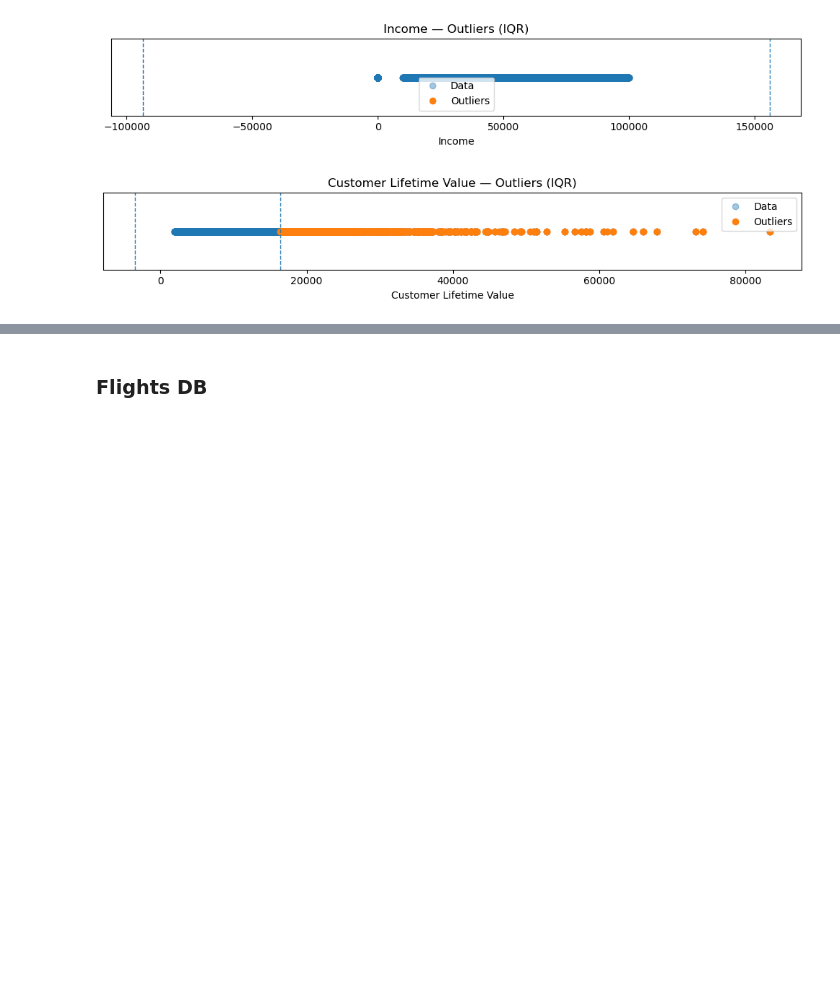
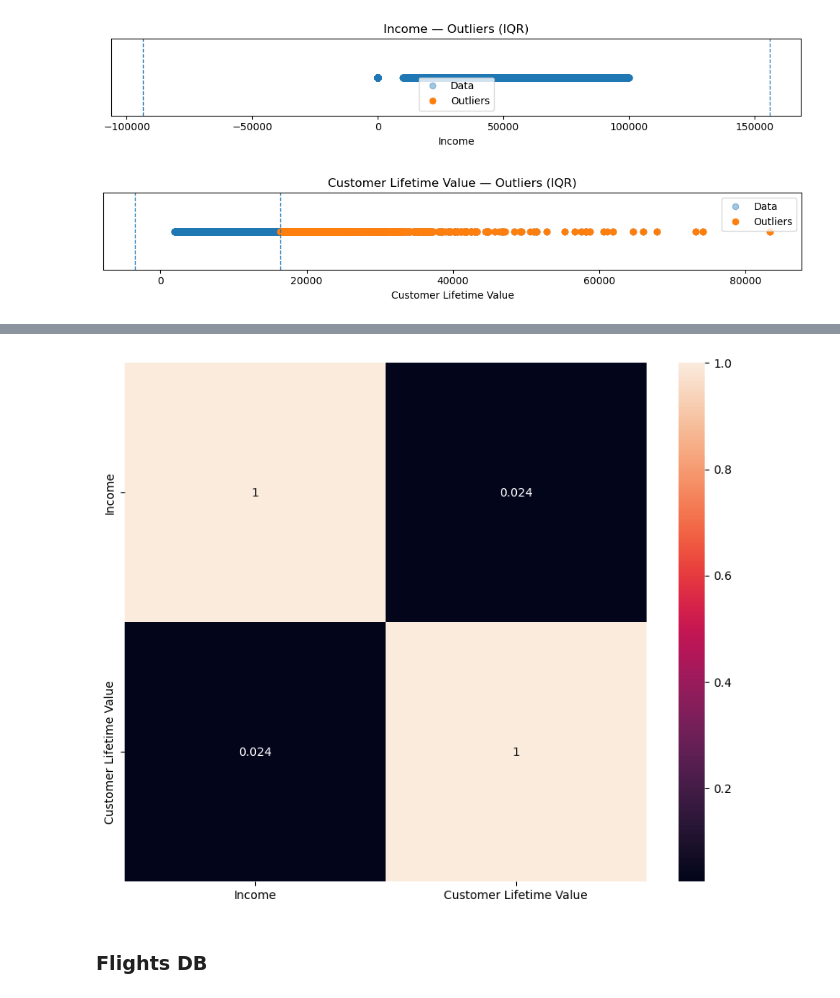
Before and after one commit to lucasdmcax/data_mining, a Jupyter notebook: Group20_EDA_Code.ipynb, the cells around one changed output, grey strips where cells are left out. Cells and saved outputs as stored; diff of their text form; code cells hidden in the pictures; blank space fills up the shorter version.

```diff
--- a/Group20_EDA_Code.ipynb
+++ b/Group20_EDA_Code.ipynb
@@ -166,3 +196,15 @@ for feat in numeric_features:
+# %%
+fig = plt.figure(figsize=(10, 8))
+
+customer_metric_features = ["Income", "Customer Lifetime Value"]
+corr = customer_db[customer_metric_features].corr(method="pearson")
+
+sns.heatmap(data=corr, annot=True, )
+
+
+plt.show()
+# %% [output]
+[figure, added]
 # %% [markdown]
 ### <a id="flights-db"></a> Flights DB
 # %% [markdown]
```
Also changed, not shown: parts of 10 cells of this notebook.
